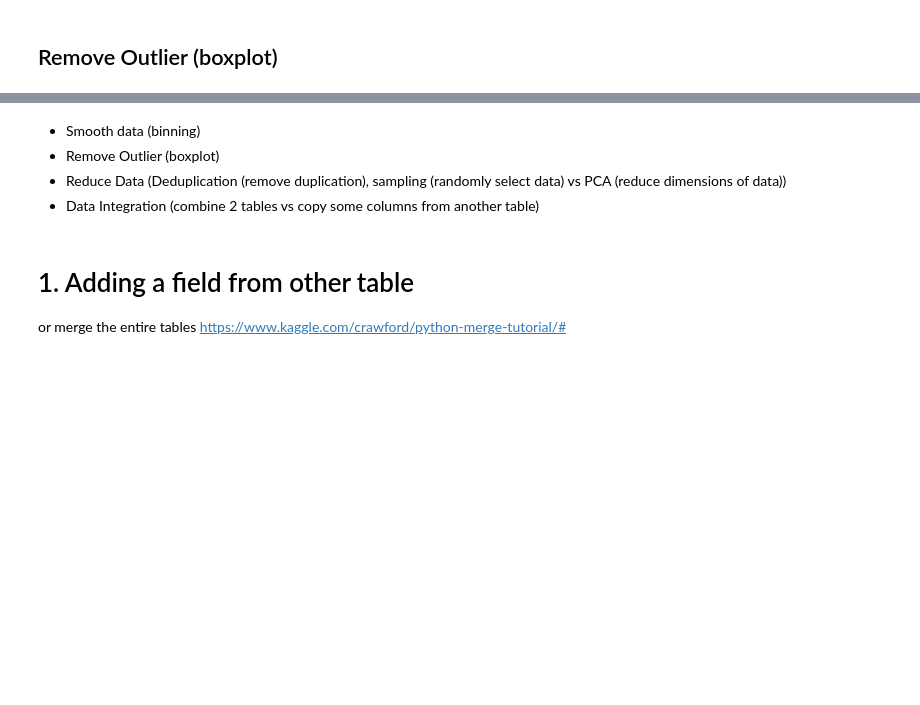
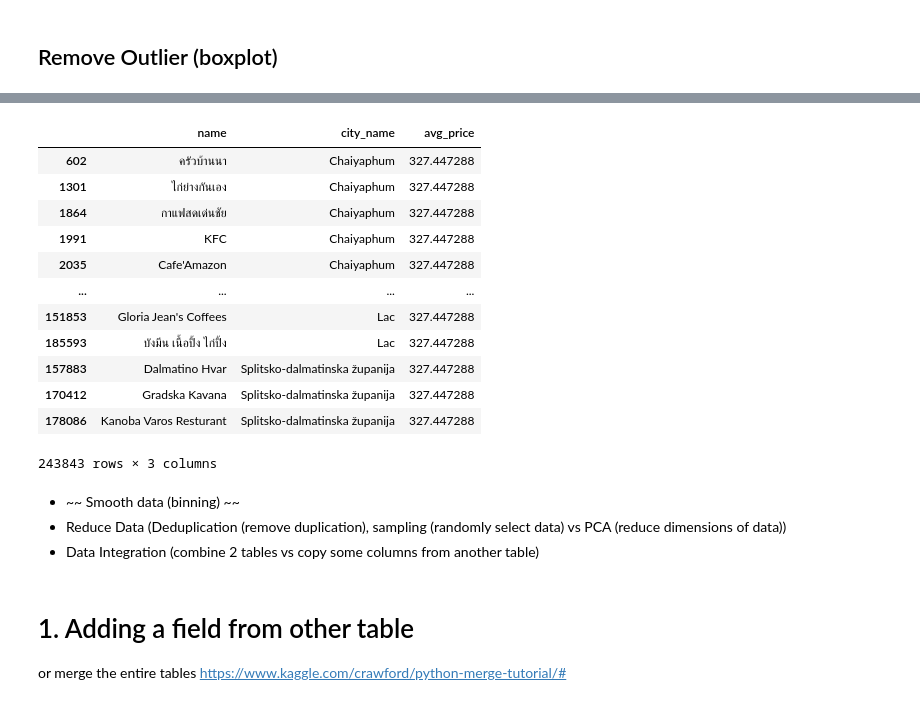
Before and after one commit to tohnperfect/KKU_Data_Mining, a Jupyter notebook: Pandas_101.ipynb, the cells around one changed output, grey strips where cells are left out. Saved outputs shown, nothing was run; the diff lists cells and outputs as text; code cells hidden in the pictures; blank space fills up the shorter version.

Commit message:
Outlier no comments

```diff
--- a/Pandas_101.ipynb
+++ b/Pandas_101.ipynb
@@ -450,8 +496,25 @@ dtype: bool
+# %%
+nooutlier_nomissing = all_no_missing[all_no_missing['avg_price']>=ret['whiskers'][0].get_xdata()[1]]
+nooutlier_nomissing = nooutlier_nomissing[nooutlier_nomissing['avg_price']<=ret['whiskers'][1].get_xdata()[1]]
+nooutlier_nomissing
+# %% [output]
+|  | name | city_name | avg_price |
+| 602 | ครัวบ้านนา | Chaiyaphum | 327.447288 |
+| 1301 | ไก่ย่างกันเอง | Chaiyaphum | 327.447288 |
+| 1864 | กาแฟสดเด่นชัย | Chaiyaphum | 327.447288 |
+| 1991 | KFC | Chaiyaphum | 327.447288 |
+| 2035 | Cafe'Amazon | Chaiyaphum | 327.447288 |
+| ... | ... | ... | ... |
+| 151853 | Gloria Jean's Coffees | Lac | 327.447288 |
+| 185593 | บังมีน เนื้อปิ้ง ไก่ปิ้ง | Lac | 327.447288 |
+| 157883 | Dalmatino Hvar | Splitsko-dalmatinska županija | 327.447288 |
+| 170412 | Gradska Kavana | Splitsko-dalmatinska županija | 327.447288 |
+| 178086 | Kanoba Varos Resturant | Splitsko-dalmatinska županija | 327.447288 |
+243843 rows × 3 columns
 # %% [markdown]
 
 
-*   Smooth data (binning)
-*   Remove Outlier (boxplot)
+*   ~~ Smooth data (binning) ~~
 *   Reduce Data (Deduplication (remove duplication), sampling (randomly select data) vs PCA (reduce dimensions of data))
 *   Data Integration (combine 2 tables vs copy some columns from another table)
 # %% [markdown]
```
Also changed, not shown: parts of 6 cells of this notebook.
